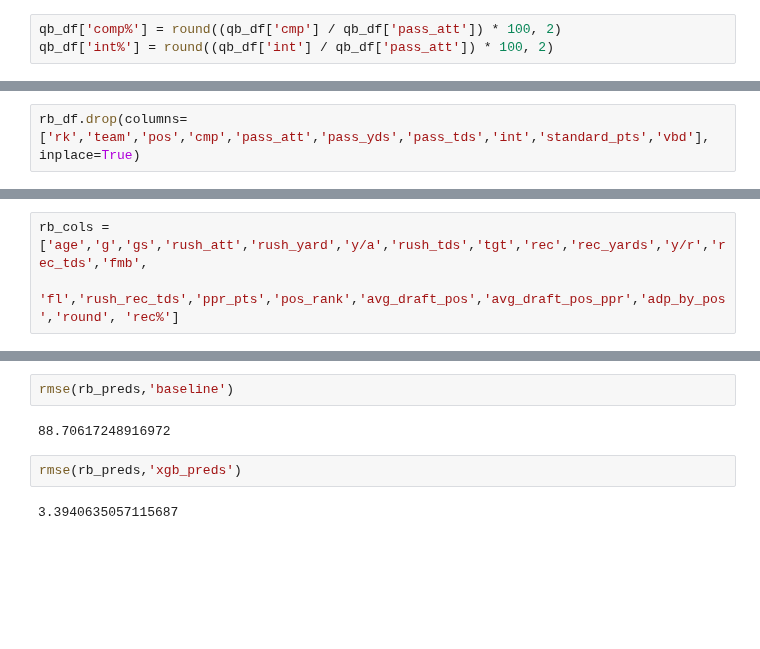
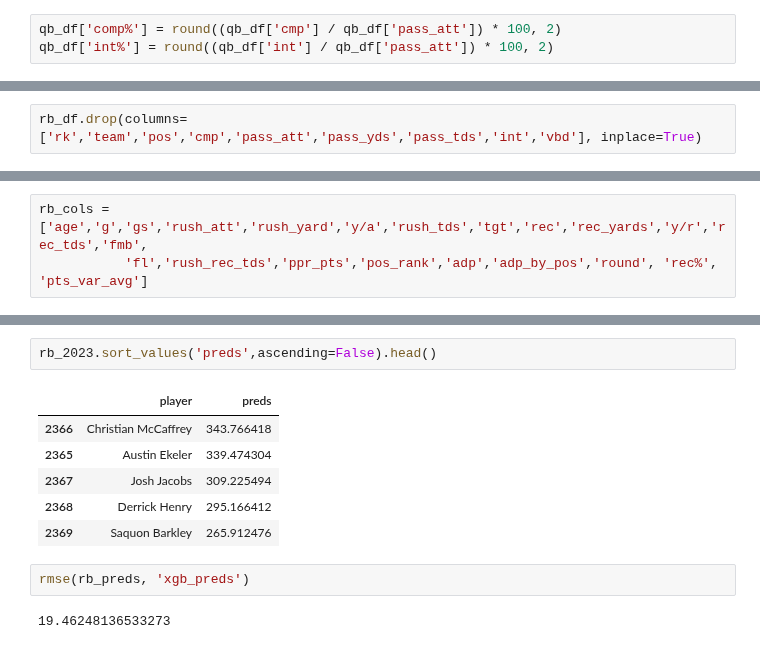
Before and after one commit to ffb-optimal-draft/ffb-draft-strategy, a Jupyter notebook: ian_modeling.ipynb, the cells around one changed output, grey strips where cells are left out. Saved outputs shown, nothing was run; the diff lists cells and outputs as text; blank space fills up the shorter version.

```diff
--- a/ian_modeling.ipynb
+++ b/ian_modeling.ipynb
@@ -134,0 +115,2 @@ qb_df.drop(columns=['cmp','pass_att', 'int'], inplace=True)
+# %%
+rb_df.drop(columns=['rk','team','pos','cmp','pass_att','pass_yds','pass_tds','int','vbd'], inplace=True)
@@ -232,2 +324,0 @@ rb_df.head()
-# %%
-rb_df.drop(columns=['rk','team','pos','cmp','pass_att','pass_yds','pass_tds','int','standard_pts','vbd'], inplace=True)
@@ -236,3 +325,3 @@ rb_df = add_target(rb_df)
 # %%
 rb_cols = ['age','g','gs','rush_att','rush_yard','y/a','rush_tds','tgt','rec','rec_yards','y/r','rec_tds','fmb',
-           'fl','rush_rec_tds','ppr_pts','pos_rank','avg_draft_pos','avg_draft_pos_ppr','adp_by_pos','round', 'rec%']
+           'fl','rush_rec_tds','ppr_pts','pos_rank','adp','adp_by_pos','round', 'rec%', 'pts_var_avg']
@@ -243,9 +348,14 @@ rb_preds, rb_val_preds, rb_2023, rb_2022 = xgb_modeling(rb_df, rb_cols)
+# %%
+rb_2023.sort_values('preds',ascending=False).head()
+# %% [output]
+|  | player | preds |
+| 2366 | Christian McCaffrey | 343.766418 |
+| 2365 | Austin Ekeler | 339.474304 |
+| 2367 | Josh Jacobs | 309.225494 |
+| 2368 | Derrick Henry | 295.166412 |
+| 2369 | Saquon Barkley | 265.912476 |
 # %%
-rmse(rb_preds,'baseline')
+rmse(rb_preds, 'xgb_preds')
 # %% [output]
-88.70617248916972
+19.46248136533273
-# %%
-rmse(rb_preds,'xgb_preds')
-# %% [output]
-3.3940635057115687
 # %%
```
Also changed, not shown: parts of 76 cells of this notebook, 2 other files.
